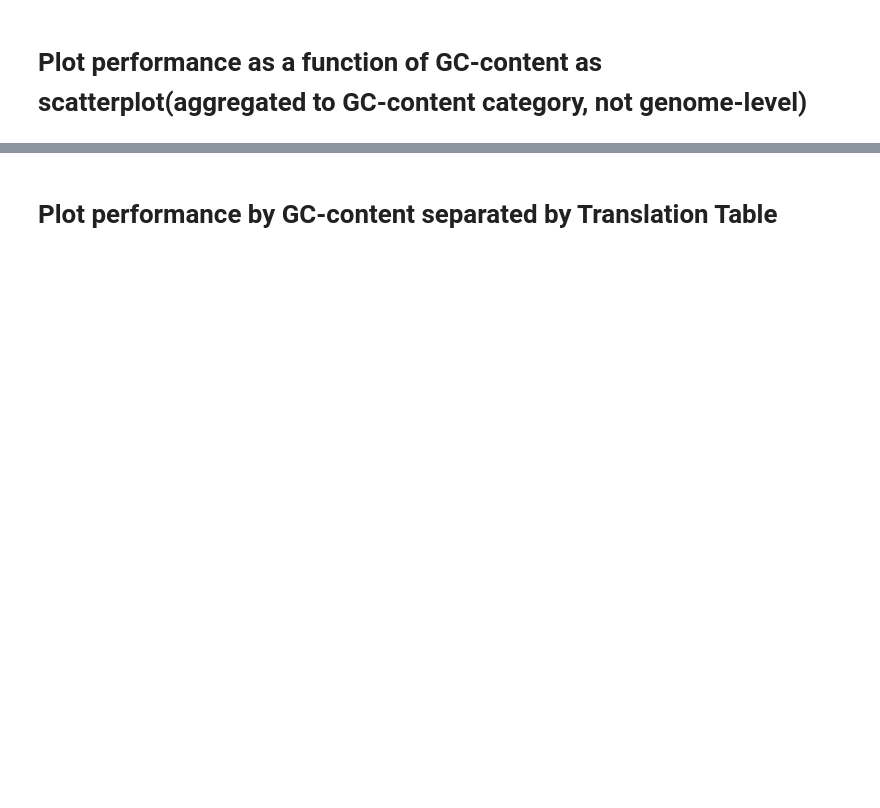
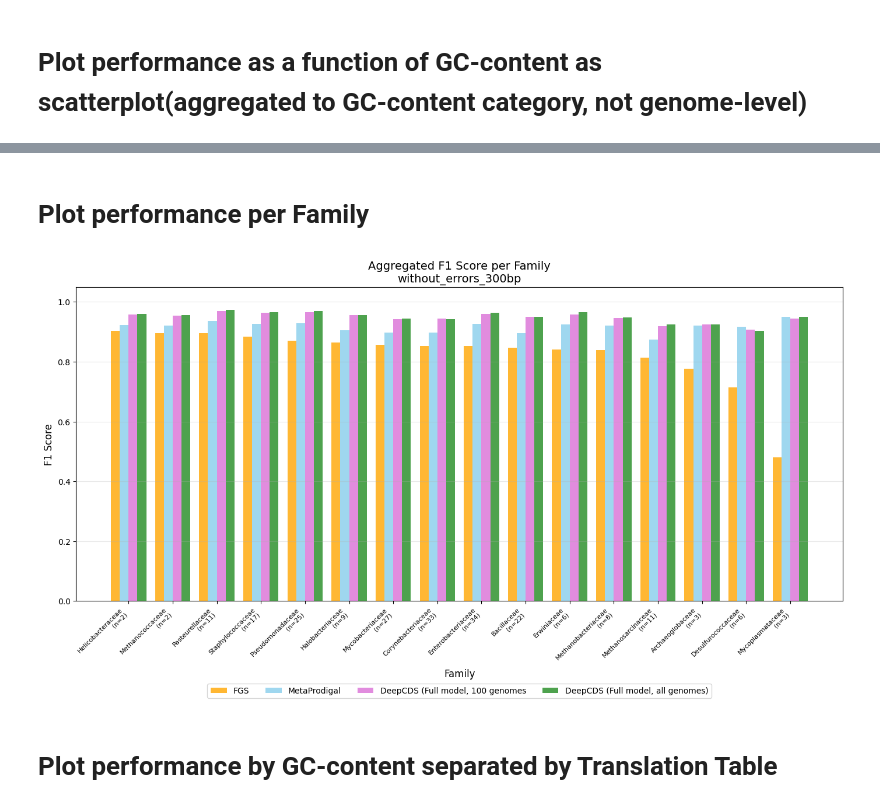
Before and after one commit to lsandvad/deep-cds, a Jupyter notebook: src_dev/benchmark/eval/without_errors/cds_level_evaluation_without_errors.ipynb, the cells around one changed output, grey strips where cells are left out. Cells and saved outputs as stored; diff of their text form; code cells hidden in the pictures; blank space fills up the shorter version.

```diff
--- a/src_dev/benchmark/eval/without_errors/cds_level_evaluation_without_errors.ipynb
+++ b/src_dev/benchmark/eval/without_errors/cds_level_evaluation_without_errors.ipynb
@@ -917,3 +1244,16 @@ for data_type in data_types:
+# %% [markdown]
+# Plot performance per Family
+# %%
+# Plot performance per family (aggregated across all genomes in each family)
+for data_type in data_types:
+    plot_metric_per_family_bars(all_performance_metrics_ordered, all_genomes, 'f1_score', data_type,
+                                model_display_names=model_display_names_ordered, colors=custom_colors_ordered)
+    #plot_metric_per_family_bars(all_performance_metrics_ordered, all_genomes, 'recall', data_type,
+    #                            model_display_names=model_display_names_ordered, colors=custom_colors_ordered)
+    #plot_metric_per_family_bars(all_performance_metrics_ordered, all_genomes, 'precision', data_type,
+    #                            model_display_names=model_display_names_ordered, colors=custom_colors_ordered)
+# %% [output]
+[figure, added]
 # %% [markdown]
 # Plot performance by GC-content separated by Translation Table
 # %%
```
Also changed, not shown: parts of 22 cells of this notebook, 5 other files.
